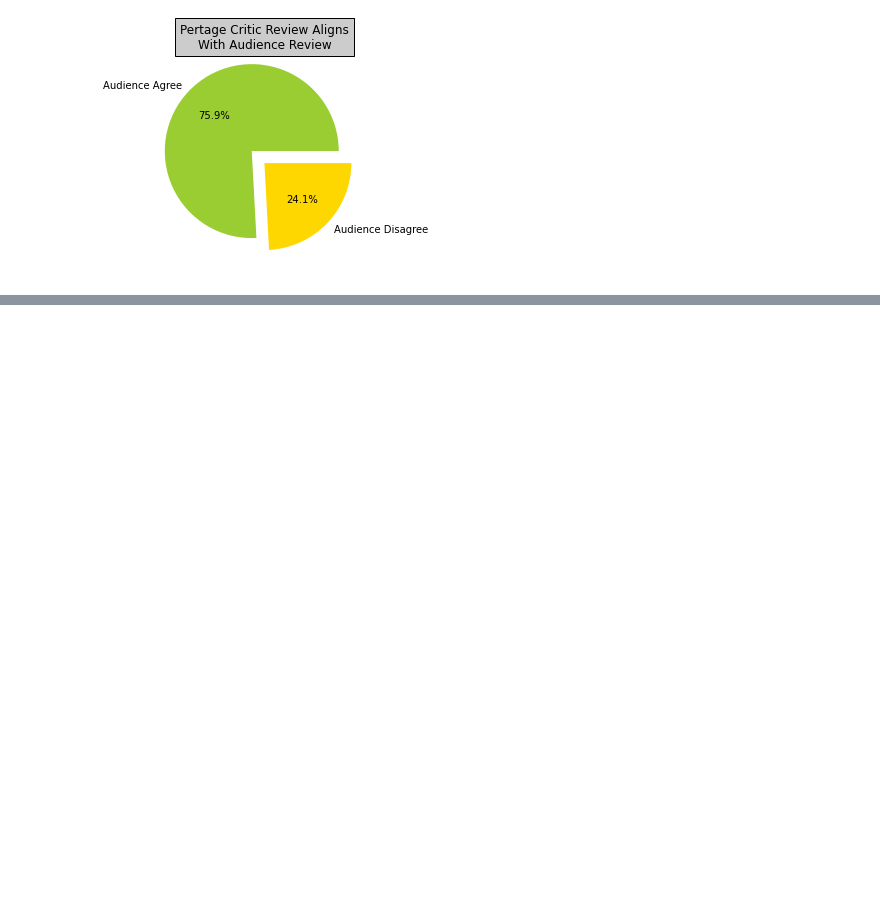
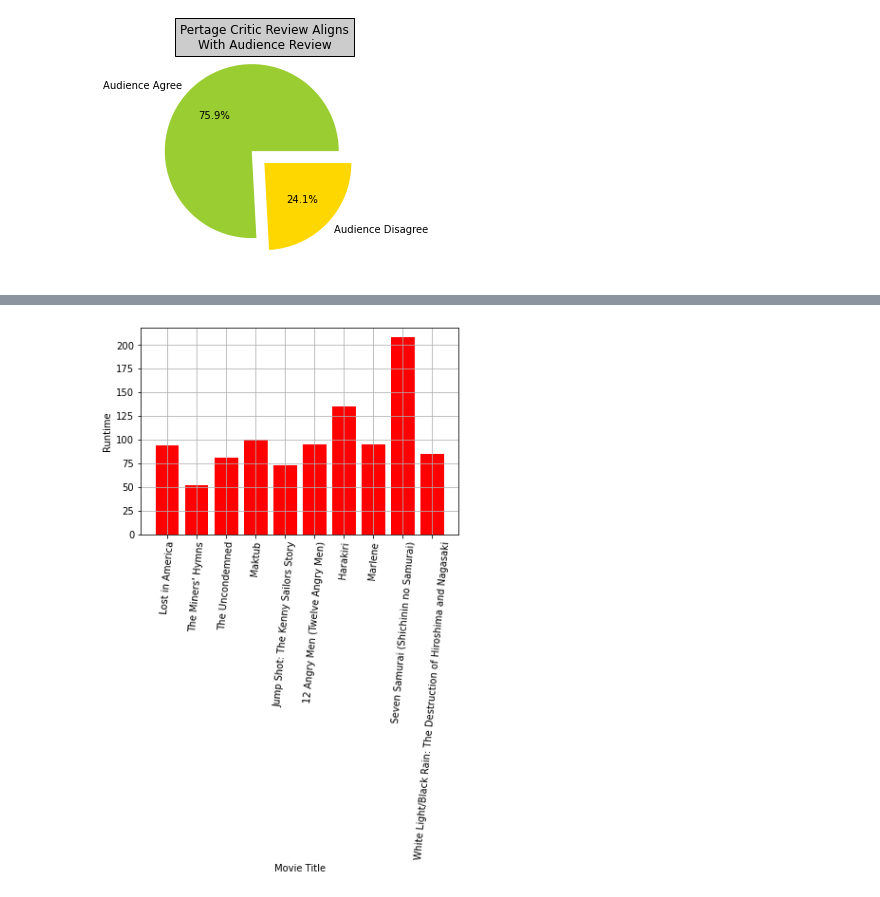
Before and after one commit to devinhughes/Rotten_tomatoes_project, a Jupyter notebook: Visualizations.ipynb, the cells around one changed output, grey strips where cells are left out. Drawn from its saved outputs; the diff is of its cells as text; code cells hidden in the pictures; blank space fills up the shorter version.

```diff
--- a/Visualizations.ipynb
+++ b/Visualizations.ipynb
@@ -281,0 +294,11 @@ bot_movies.head()
+# %%
+
+x=top_movies["movie_title"]
+y=top_movies["runtime"]
+plt.bar(x,y, color="red")
+plt.xticks(rotation=85)
+plt.xlabel("Movie Title")
+plt.ylabel("Runtime")
+plt.grid()
+# %% [output]
+[figure, added]
```
Also changed, not shown: parts of 12 cells of this notebook.
